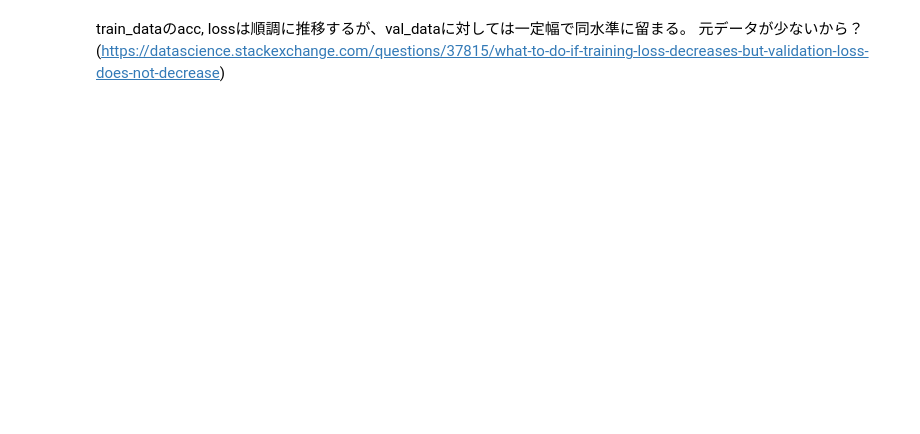
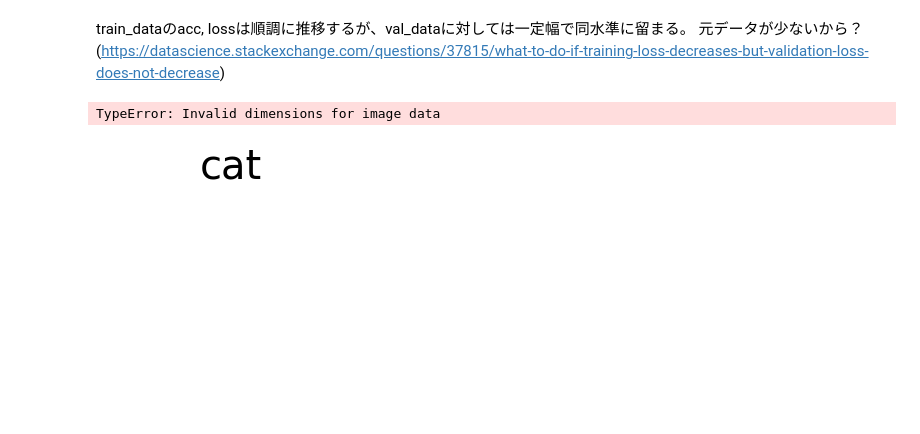
Before and after one commit to konny0311/classfication_cat_dog, a Jupyter notebook: create_classfication_model.ipynb, the cells around one changed output. Drawn from its saved outputs; the diff is of its cells as text; code cells hidden in the pictures; blank space fills up the shorter version.

```diff
--- a/create_classfication_model.ipynb
+++ b/create_classfication_model.ipynb
@@ -160,3 +222,31 @@ plt.show()
 # %% [markdown]
 train_dataのacc, lossは順調に推移するが、val_dataに対しては一定幅で同水準に留まる。
 元データが少ないから？(https://datascience.stackexchange.com/questions/37815/what-to-do-if-training-loss-decreases-but-validation-loss-does-not-decrease)
+# %%
+predict_answers = model.predict_classes(X_test)
+# %%
+plt.figure(figsize=(50,50))
+columns = 5
+cat_wrong_cnt = 0
+dog_wrong_cnt = 0
+for i, image in enumerate(X_test):
+    plt.subplot(len(X_test) / columns + 1, columns, i + 1)
+    predicted_num = predict_answers[i]
+    answer = y_test[i]
+
+    if predicted_num != answer:
+        if predicted_num == 0:
+            label = 'cat'
+            cat_wrong_cnt += 1
+        else:
+            label = 'dog'
+            dog_wrong_cnt += 1
+        plt.title(label, fontsize=40)
+        plt.axis('off')
+        plt.imshow(image)
+
+print('answer is dog, but cat is predicted:', cat_wrong_cnt)
+print('answer is cat, but dog is predicted:', dog_wrong_cnt)
+# %% [output]
+TypeError: Invalid dimensions for image data
+[figure, added]
```
Also changed, not shown: parts of 14 cells of this notebook, 15 other files.
